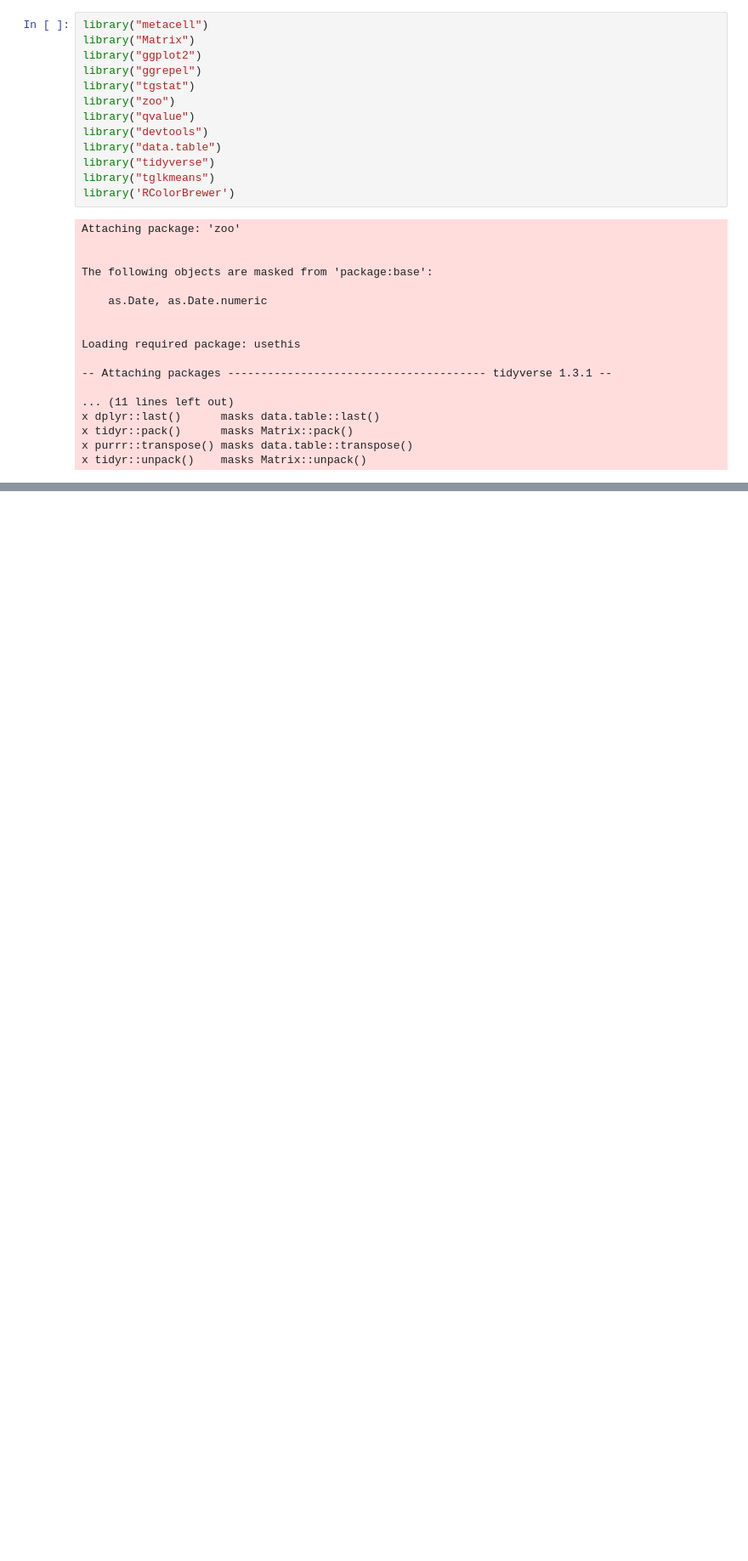
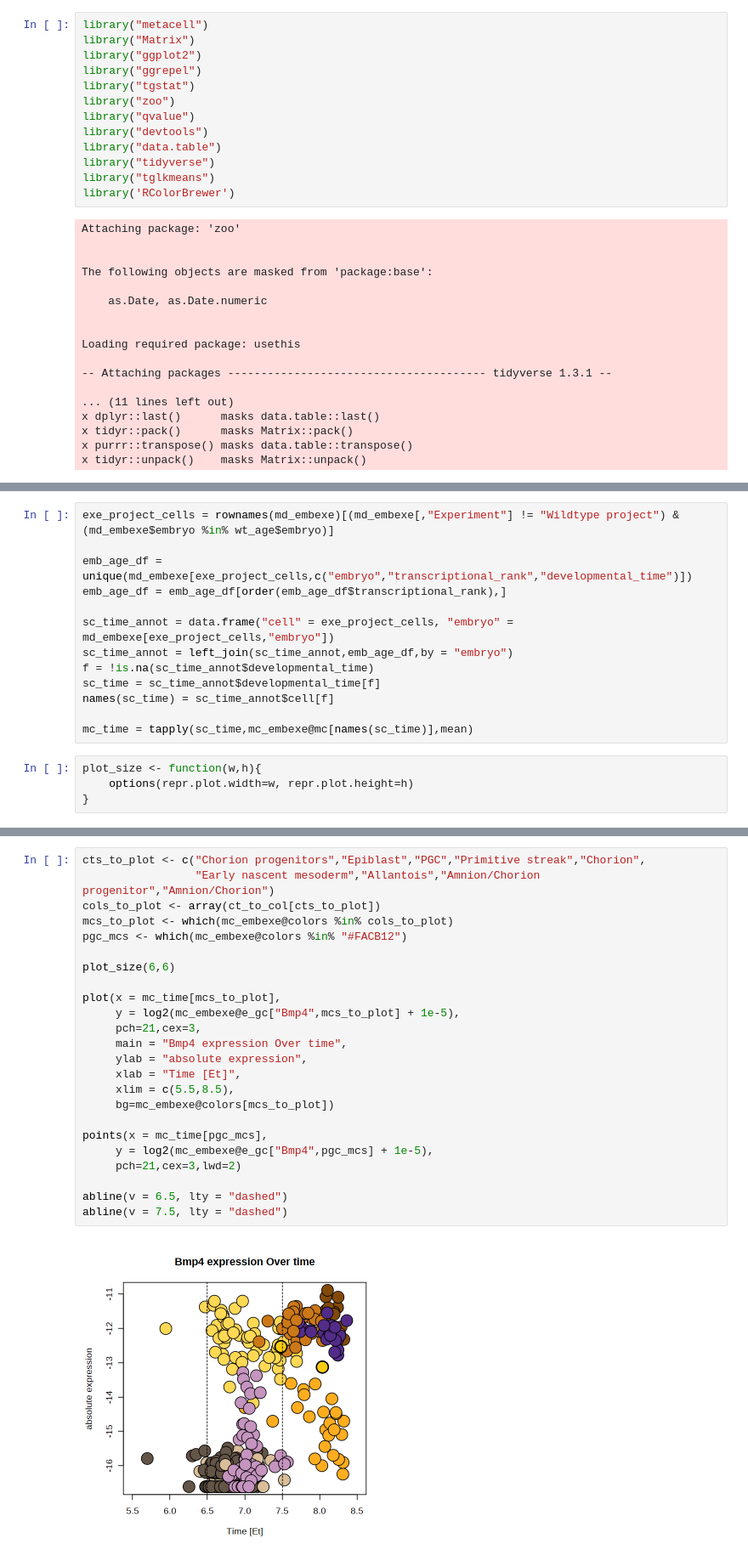
Before and after one commit to tanaylab/EmbExe, a Jupyter notebook: notebooks/Figure_4.ipynb, the cells around one changed output, grey strips where cells are left out. Shown at 85% size. Cells and saved outputs as stored; diff of their text form; blank space fills up the shorter version.

```diff
--- a/notebooks/Figure_4.ipynb
+++ b/notebooks/Figure_4.ipynb
@@ -414,0 +100,17 @@ ERROR: Error in h(simpleError(msg, call)): error in evaluating the argument 'x'
+# %%
+exe_project_cells = rownames(md_embexe)[(md_embexe[,"Experiment"] != "Wildtype project") & (md_embexe$embryo %in% wt_age$embryo)]
+
+emb_age_df = unique(md_embexe[exe_project_cells,c("embryo","transcriptional_rank","developmental_time")])
+emb_age_df = emb_age_df[order(emb_age_df$transcriptional_rank),]
+
+sc_time_annot = data.frame("cell" = exe_project_cells, "embryo" = md_embexe[exe_project_cells,"embryo"])
+sc_time_annot = left_join(sc_time_annot,emb_age_df,by = "embryo")
+f = !is.na(sc_time_annot$developmental_time)
+sc_time = sc_time_annot$developmental_time[f]
+names(sc_time) = sc_time_annot$cell[f]
+
+mc_time = tapply(sc_time,mc_embexe@mc[names(sc_time)],mean)
+# %%
+plot_size <- function(w,h){
+    options(repr.plot.width=w, repr.plot.height=h)
+}
@@ -414,0 +119,26 @@ ERROR: Error in h(simpleError(msg, call)): error in evaluating the argument 'x'
+# %%
+cts_to_plot <- c("Chorion progenitors","Epiblast","PGC","Primitive streak","Chorion",
+                 "Early nascent mesoderm","Allantois","Amnion/Chorion progenitor","Amnion/Chorion")
+cols_to_plot <- array(ct_to_col[cts_to_plot])
+mcs_to_plot <- which(mc_embexe@colors %in% cols_to_plot)
+pgc_mcs <- which(mc_embexe@colors %in% "#FACB12")
+
+plot_size(6,6)
+
+plot(x = mc_time[mcs_to_plot],
+     y = log2(mc_embexe@e_gc["Bmp4",mcs_to_plot] + 1e-5),
+     pch=21,cex=3,
+     main = "Bmp4 expression Over time",
+     ylab = "absolute expression",
+     xlab = "Time [Et]",
+     xlim = c(5.5,8.5),
+     bg=mc_embexe@colors[mcs_to_plot])
+
+points(x = mc_time[pgc_mcs],
+     y = log2(mc_embexe@e_gc["Bmp4",pgc_mcs] + 1e-5),
+     pch=21,cex=3,lwd=2)
+
+abline(v = 6.5, lty = "dashed")
+abline(v = 7.5, lty = "dashed")
+# %% [output]
+[figure, added]
```
Also changed, not shown: parts of 30 cells of this notebook, 24 other files.
